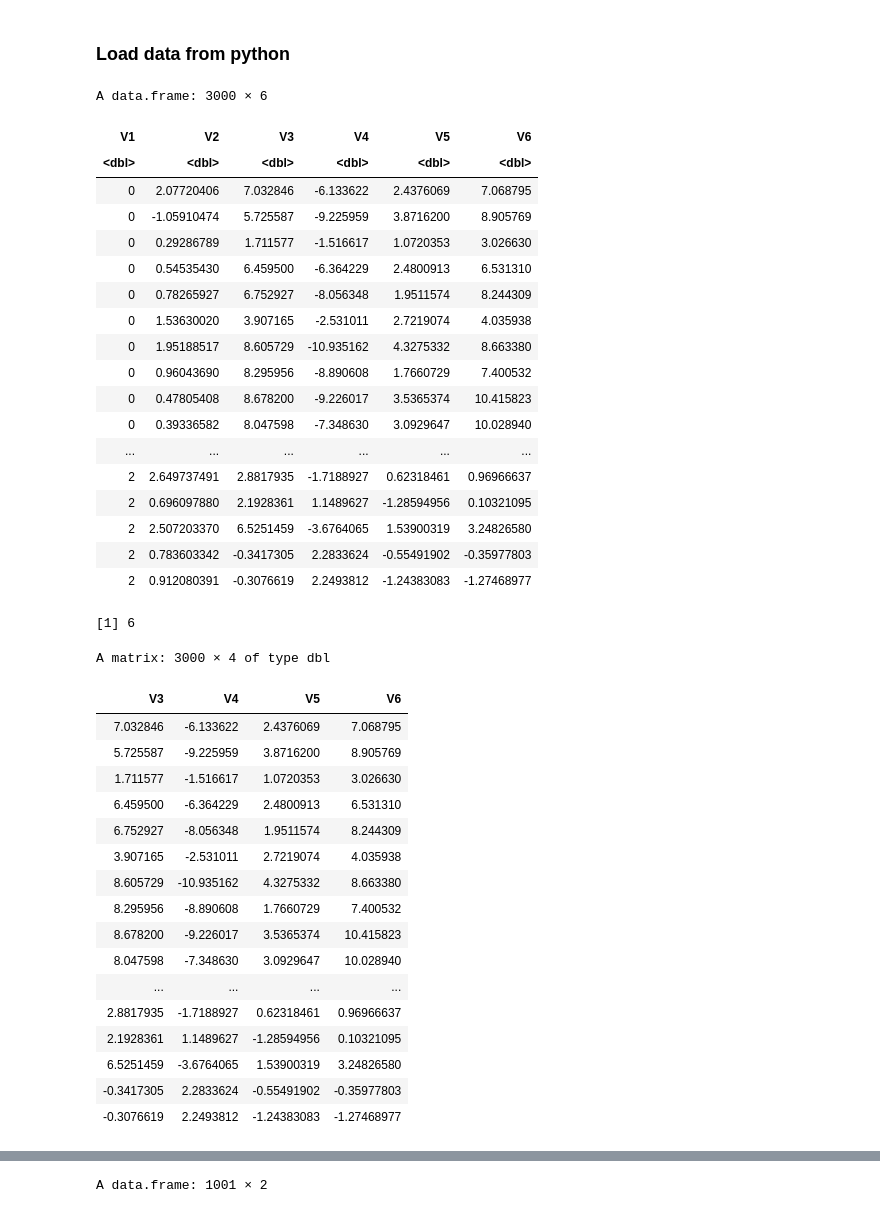
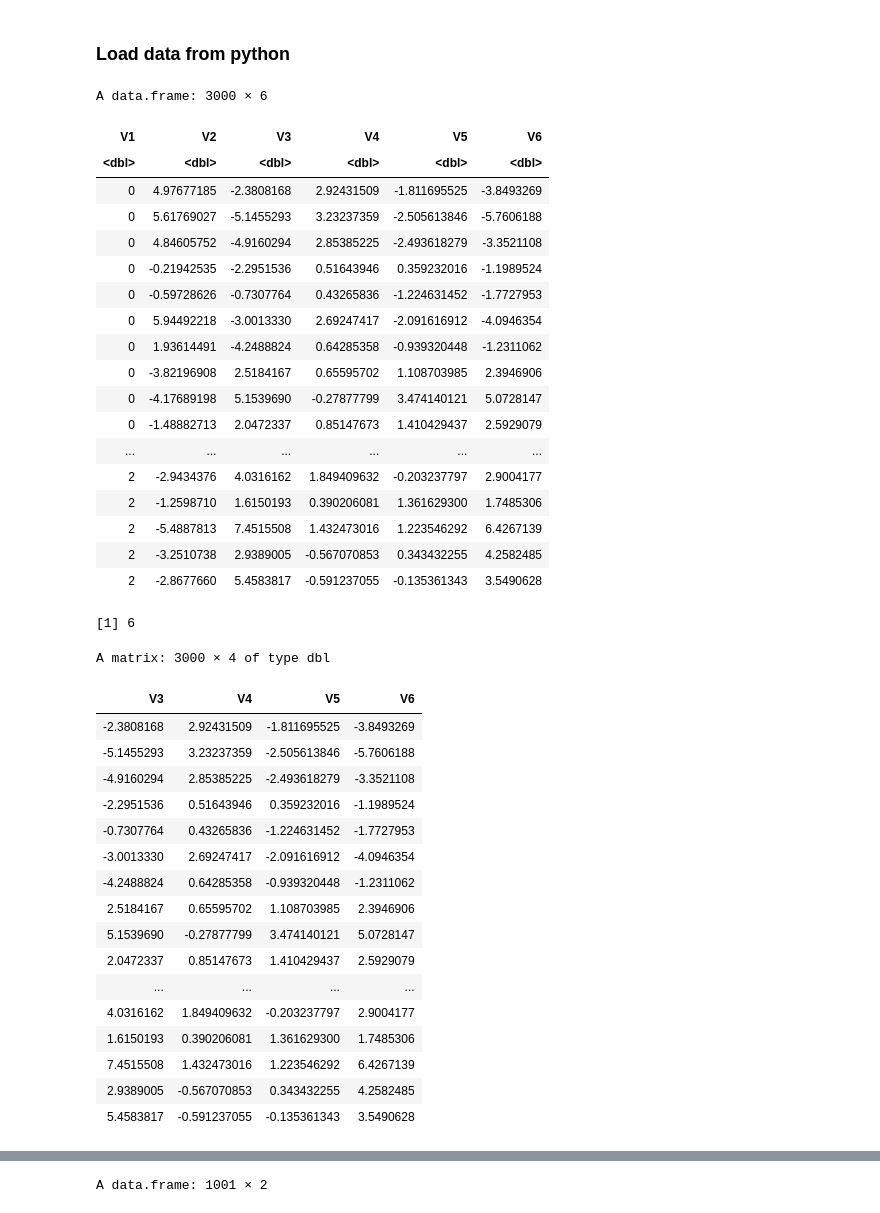
Before and after one commit to juangamella/icp, a Jupyter notebook: ICP_r.ipynb, the cells around one changed output, grey strips where cells are left out. Drawn from its saved outputs; the diff is of its cells as text; code cells hidden in the pictures.

```diff
--- a/ICP_r.ipynb
+++ b/ICP_r.ipynb
@@ -20,31 +20,31 @@ Loading required package: stabs
 # %% [markdown]
 ### Load data from python
 # %%
-case_no = 172
+case_no = 175
 path = 'causalicp/test/test_cases/'
 filename = sprintf('%scase_%d.csv', path, case_no)
 raw = read.csv(filename, header=FALSE)
 raw
 # %% [output]
 A data.frame: 3000 × 6
 | V1 | V2 | V3 | V4 | V5 | V6 |
 | <dbl> | <dbl> | <dbl> | <dbl> | <dbl> | <dbl> |
-| 0 | 2.07720406 | 7.032846 | -6.133622 | 2.4376069 | 7.068795 |
-| 0 | -1.05910474 | 5.725587 | -9.225959 | 3.8716200 | 8.905769 |
-| 0 | 0.29286789 | 1.711577 | -1.516617 | 1.0720353 | 3.026630 |
-| 0 | 0.54535430 | 6.459500 | -6.364229 | 2.4800913 | 6.531310 |
-| 0 | 0.78265927 | 6.752927 | -8.056348 | 1.9511574 | 8.244309 |
-| 0 | 1.53630020 | 3.907165 | -2.531011 | 2.7219074 | 4.035938 |
-| 0 | 1.95188517 | 8.605729 | -10.935162 | 4.3275332 | 8.663380 |
-| 0 | 0.96043690 | 8.295956 | -8.890608 | 1.7660729 | 7.400532 |
-| 0 | 0.47805408 | 8.678200 | -9.226017 | 3.5365374 | 10.415823 |
-| 0 | 0.39336582 | 8.047598 | -7.348630 | 3.0929647 | 10.028940 |
+| 0 | 4.97677185 | -2.3808168 | 2.92431509 | -1.811695525 | -3.8493269 |
+| 0 | 5.61769027 | -5.1455293 | 3.23237359 | -2.505613846 | -5.7606188 |
+| 0 | 4.84605752 | -4.9160294 | 2.85385225 | -2.493618279 | -3.3521108 |
+| 0 | -0.21942535 | -2.2951536 | 0.51643946 | 0.359232016 | -1.1989524 |
+| 0 | -0.59728626 | -0.7307764 | 0.43265836 | -1.224631452 | -1.7727953 |
+| 0 | 5.94492218 | -3.0013330 | 2.69247417 | -2.091616912 | -4.0946354 |
+| 0 | 1.93614491 | -4.2488824 | 0.64285358 | -0.939320448 | -1.2311062 |
+| 0 | -3.82196908 | 2.5184167 | 0.65595702 | 1.108703985 | 2.3946906 |
+| 0 | -4.17689198 | 5.1539690 | -0.27877799 | 3.474140121 | 5.0728147 |
+| 0 | -1.48882713 | 2.0472337 | 0.85147673 | 1.410429437 | 2.5929079 |
 | ... | ... | ... | ... | ... | ... |
-| 2 | 2.649737491 | 2.8817935 | -1.7188927 | 0.62318461 | 0.96966637 |
-| 2 | 0.696097880 | 2.1928361 | 1.1489627 | -1.28594956 | 0.10321095 |
-| 2 | 2.507203370 | 6.5251459 | -3.6764065 | 1.53900319 | 3.24826580 |
-| 2 | 0.783603342 | -0.3417305 | 2.2833624 | -0.55491902 | -0.35977803 |
-| 2 | 0.912080391 | -0.3076619 | 2.2493812 | -1.24383083 | -1.27468977 |
+| 2 | -2.9434376 | 4.0316162 | 1.849409632 | -0.203237797 | 2.9004177 |
+| 2 | -1.2598710 | 1.6150193 | 0.390206081 | 1.361629300 | 1.7485306 |
+| 2 | -5.4887813 | 7.4515508 | 1.432473016 | 1.223546292 | 6.4267139 |
+| 2 | -3.2510738 | 2.9389005 | -0.567070853 | 0.343432255 | 4.2582485 |
+| 2 | -2.8677660 | 5.4583817 | -0.591237055 | -0.135361343 | 3.5490628 |
 # %%
 ncol(raw)
 # %% [output]
@@ -60,22 +60,22 @@ X
 # %% [output]
 A matrix: 3000 × 4 of type dbl
 | V3 | V4 | V5 | V6 |
-| 7.032846 | -6.133622 | 2.4376069 | 7.068795 |
-| 5.725587 | -9.225959 | 3.8716200 | 8.905769 |
-| 1.711577 | -1.516617 | 1.0720353 | 3.026630 |
-| 6.459500 | -6.364229 | 2.4800913 | 6.531310 |
-| 6.752927 | -8.056348 | 1.9511574 | 8.244309 |
-| 3.907165 | -2.531011 | 2.7219074 | 4.035938 |
-| 8.605729 | -10.935162 | 4.3275332 | 8.663380 |
-| 8.295956 | -8.890608 | 1.7660729 | 7.400532 |
-| 8.678200 | -9.226017 | 3.5365374 | 10.415823 |
-| 8.047598 | -7.348630 | 3.0929647 | 10.028940 |
+| -2.3808168 | 2.92431509 | -1.811695525 | -3.8493269 |
+| -5.1455293 | 3.23237359 | -2.505613846 | -5.7606188 |
+| -4.9160294 | 2.85385225 | -2.493618279 | -3.3521108 |
+| -2.2951536 | 0.51643946 | 0.359232016 | -1.1989524 |
+| -0.7307764 | 0.43265836 | -1.224631452 | -1.7727953 |
+| -3.0013330 | 2.69247417 | -2.091616912 | -4.0946354 |
+| -4.2488824 | 0.64285358 | -0.939320448 | -1.2311062 |
+| 2.5184167 | 0.65595702 | 1.108703985 | 2.3946906 |
+| 5.1539690 | -0.27877799 | 3.474140121 | 5.0728147 |
+| 2.0472337 | 0.85147673 | 1.410429437 | 2.5929079 |
 | ... | ... | ... | ... |
-| 2.8817935 | -1.7188927 | 0.62318461 | 0.96966637 |
-| 2.1928361 | 1.1489627 | -1.28594956 | 0.10321095 |
-| 6.5251459 | -3.6764065 | 1.53900319 | 3.24826580 |
-| -0.3417305 | 2.2833624 | -0.55491902 | -0.35977803 |
-| -0.3076619 | 2.2493812 | -1.24383083 | -1.27468977 |
+| 4.0316162 | 1.849409632 | -0.203237797 | 2.9004177 |
+| 1.6150193 | 0.390206081 | 1.361629300 | 1.7485306 |
+| 7.4515508 | 1.432473016 | 1.223546292 | 6.4267139 |
+| 2.9389005 | -0.567070853 | 0.343432255 | 4.2582485 |
+| 5.4583817 | -0.591237055 | -0.135361343 | 3.5490628 |
 # %%
 icp = ICP(X,Y,ExpInd,selection='all',test='normal',alpha=0.001)
 print(icp)
```
Also changed, not shown: parts of 11 cells of this notebook, 1 other file.
